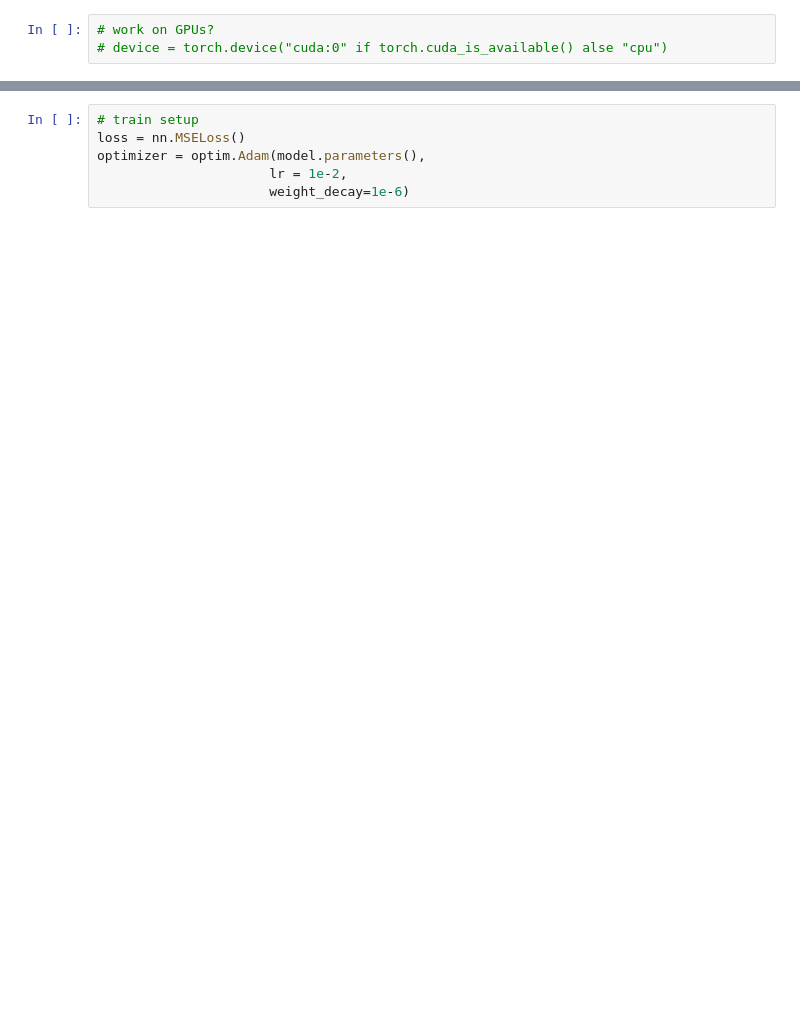
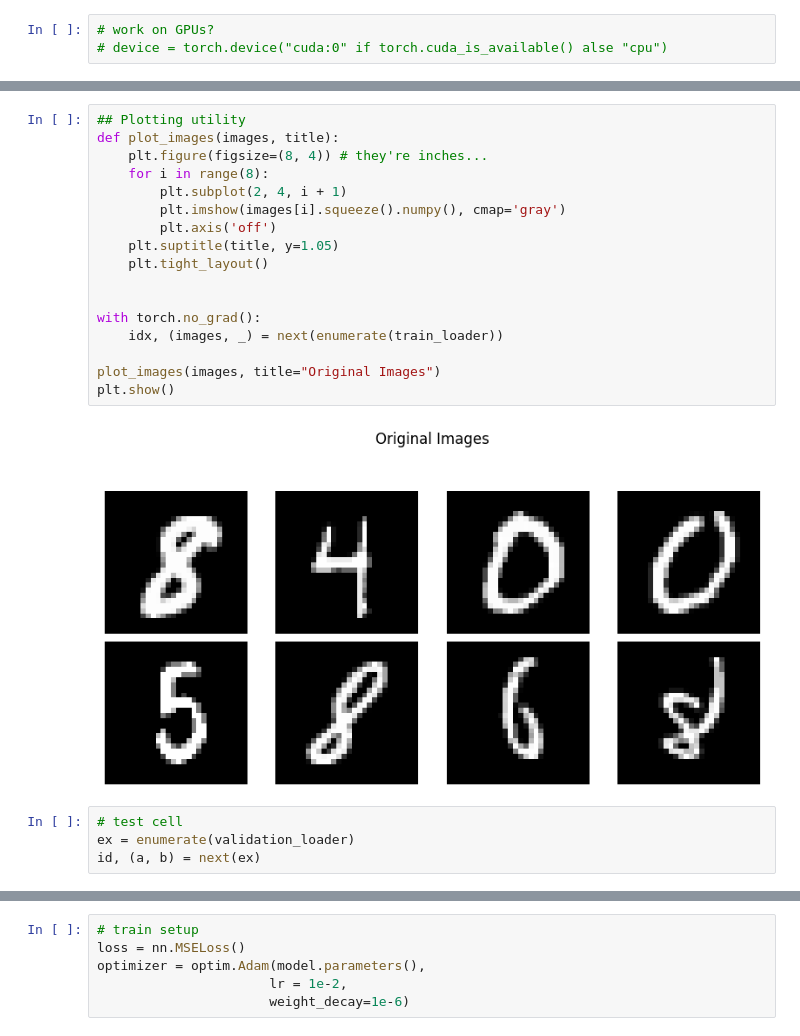
Before and after one commit to jlancione/DeepLearningProject, a Jupyter notebook: vae.ipynb, the cells around one changed output, grey strips where cells are left out. Drawn from its saved outputs; the diff is of its cells as text; blank space fills up the shorter version.

```diff
--- a/vae.ipynb
+++ b/vae.ipynb
@@ -36,3 +40,26 @@ test_loader = torch.utils.data.DataLoader(test_dataset, batch_size=BATCH_SIZE, s
+# %%
+## Plotting utility
+def plot_images(images, title):
+    plt.figure(figsize=(8, 4)) # they're inches...
+    for i in range(8):
+        plt.subplot(2, 4, i + 1)
+        plt.imshow(images[i].squeeze().numpy(), cmap='gray')
+        plt.axis('off')
+    plt.suptitle(title, y=1.05)
+    plt.tight_layout()
+
+
+with torch.no_grad():
+    idx, (images, _) = next(enumerate(train_loader))
+
+plot_images(images, title="Original Images")
+plt.show()
+# %% [output]
+[figure, added]
+# %%
+# test cell
+ex = enumerate(validation_loader)
+id, (a, b) = next(ex)
 # %%
 # build model
 # adesso è 1 autoencoder e basta, va reso probabilistico
```
Also changed, not shown: parts of 9 cells of this notebook.
